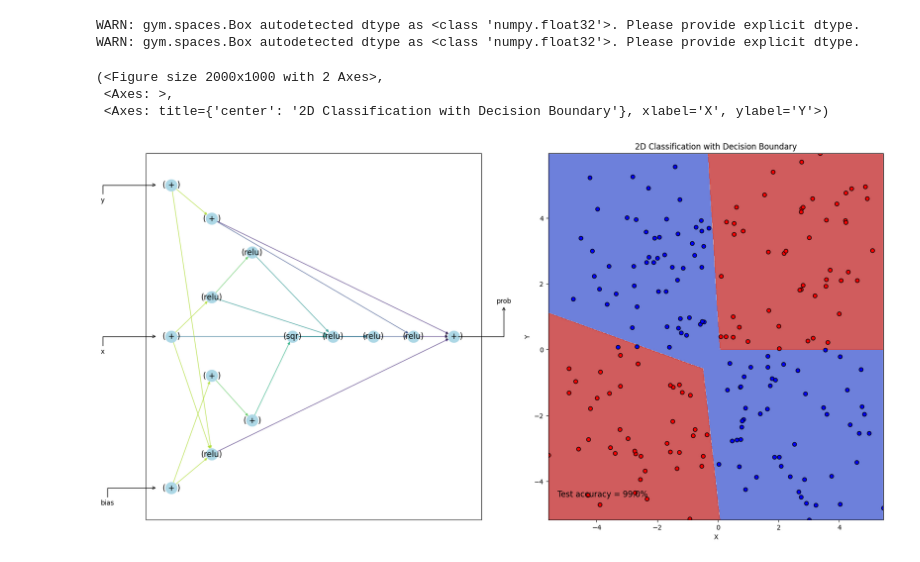
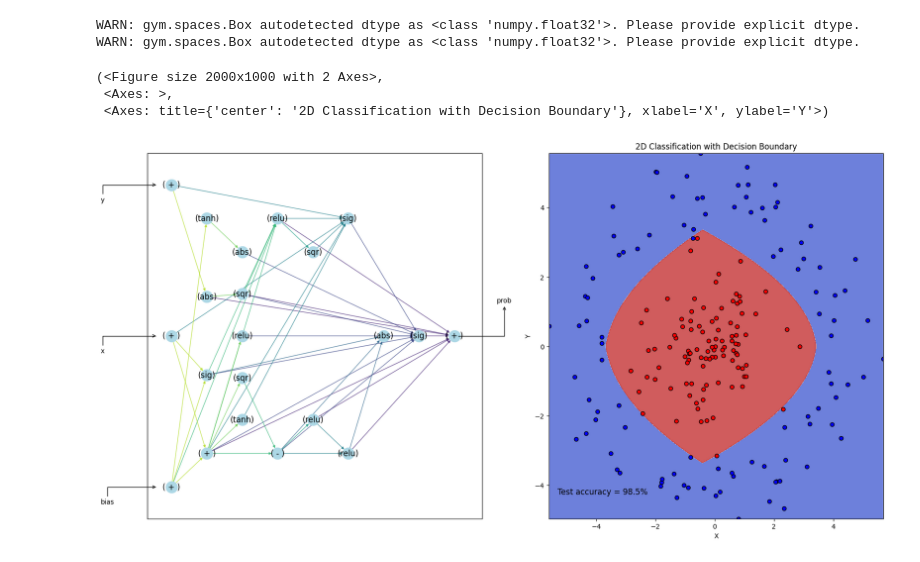
Before and after one commit to mydcxiao/BackpropNEAT_Gym, a Jupyter notebook: prettyNEAT_demo.ipynb, the cells around one changed output. Saved outputs shown, nothing was run; the diff lists cells and outputs as text; code cells hidden in the pictures.

Commit message:
add circle png

```diff
--- a/prettyNEAT_demo.ipynb
+++ b/prettyNEAT_demo.ipynb
@@ -27,17 +27,21 @@ plt.ylabel('Fitness')
 # %%
 # -- View Topology of Network
 # Lighter color connections are connected to earlier layers (NOT weight strength)
 import vis as nv
 # nv.viewInd('demo/swingup/test_best.out','swingup')
-# nv.viewClassifier('log/XOR_best/0024.out','backprop_XOR', seed=None)
-nv.viewClassifier('log/XOR_best.out','backprop_XOR', seed=None)
+# nv.viewClassifier('log/XOR_best/0018.out','backprop_XOR', seed=None)
+# nv.viewClassifier('log/XOR_best.out','backprop_XOR', seed=None)
+# nv.viewClassifier('log/spiral_best.out','backprop_spiral', seed=None)
+# nv.viewClassifier('log/spiral_best/0015.out','backprop_spiral', seed=None)
+nv.viewClassifier('log/circle_best.out','backprop_circle', seed=None)
+# nv.viewClassifier('log/circle_best/0025.out','backprop_circle', seed=None)
 # %% [output]
 WARN: gym.spaces.Box autodetected dtype as <class 'numpy.float32'>. Please provide explicit dtype.
 WARN: gym.spaces.Box autodetected dtype as <class 'numpy.float32'>. Please provide explicit dtype.
 (<Figure size 2000x1000 with 2 Axes>,
  <Axes: >,
  <Axes: title={'center': '2D Classification with Decision Boundary'}, xlabel='X', ylabel='Y'>)
-[figure, old version]
+[figure, new version]
 # %%
 # -- View Behavior of Network
 !python neat_test.py -p p/swingup.json -i demo/swingup/test_best.out --view True
```
Also changed, not shown: 1 other file.
